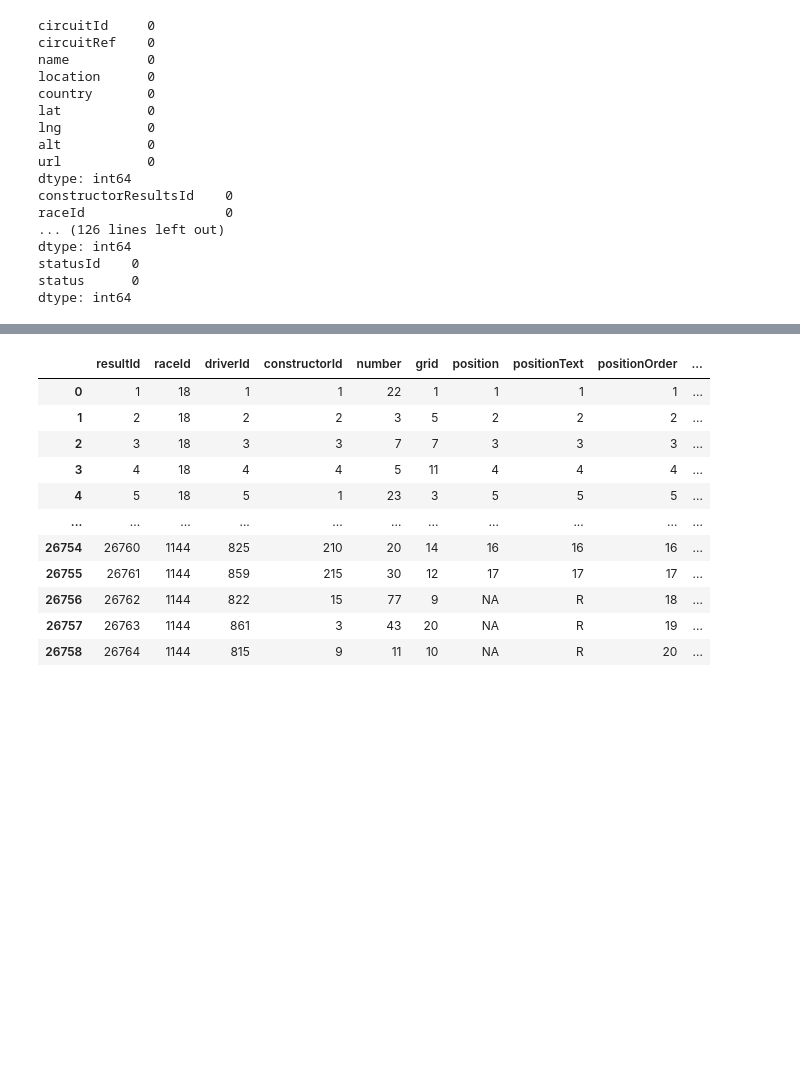
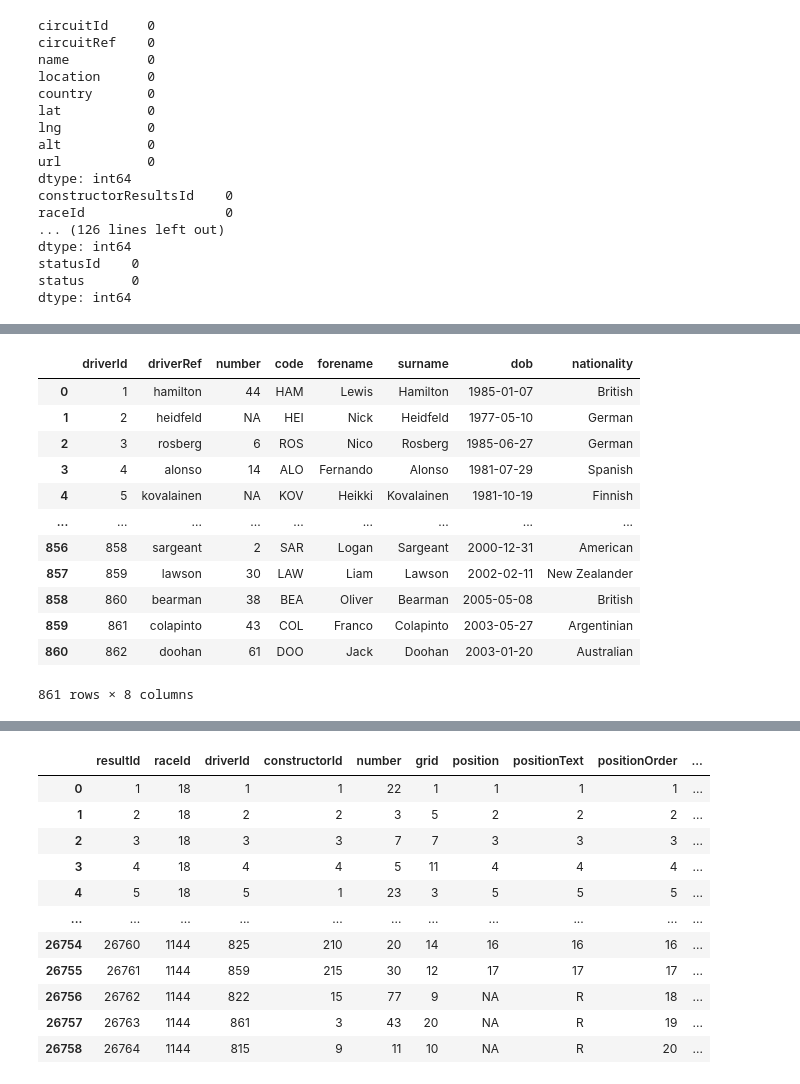
Before and after one commit to abhishekpadwal06/F1-Data-Analysis-Project, a Jupyter notebook: f1_data_cleaning.ipynb, the cells around one changed output, grey strips where cells are left out. Saved outputs shown, nothing was run; the diff lists cells and outputs as text; code cells hidden in the pictures; blank space fills up the shorter version.

```diff
--- a/f1_data_cleaning.ipynb
+++ b/f1_data_cleaning.ipynb
@@ -127,11 +204,26 @@ driver_standings_new = driver_standings.copy()
 # %%
 # 6. drivers.csv
 # Drop 'url' and replace '\N' with 'NA'
 
 
 drivers_new = drivers.copy()
 drivers_new['number'] = drivers_new['number'].replace('\\N', 'NA')
 drivers_new.drop(columns=['url'], inplace=True)
+clean_backslash_n(drivers_new)
+# %% [output]
+|  | driverId | driverRef | number | code | forename | surname | dob | nationality |
+| 0 | 1 | hamilton | 44 | HAM | Lewis | Hamilton | 1985-01-07 | British |
+| 1 | 2 | heidfeld | NA | HEI | Nick | Heidfeld | 1977-05-10 | German |
+| 2 | 3 | rosberg | 6 | ROS | Nico | Rosberg | 1985-06-27 | German |
+| 3 | 4 | alonso | 14 | ALO | Fernando | Alonso | 1981-07-29 | Spanish |
+| 4 | 5 | kovalainen | NA | KOV | Heikki | Kovalainen | 1981-10-19 | Finnish |
+| ... | ... | ... | ... | ... | ... | ... | ... | ... |
+| 856 | 858 | sargeant | 2 | SAR | Logan | Sargeant | 2000-12-31 | American |
+| 857 | 859 | lawson | 30 | LAW | Liam | Lawson | 2002-02-11 | New Zealander |
+| 858 | 860 | bearman | 38 | BEA | Oliver | Bearman | 2005-05-08 | British |
+| 859 | 861 | colapinto | 43 | COL | Franco | Colapinto | 2003-05-27 | Argentinian |
+| 860 | 862 | doohan | 61 | DOO | Jack | Doohan | 2003-01-20 | Australian |
+861 rows × 8 columns
 # %%
 # 7. lap_times.csv
 # Nothing to change here!
```
Also changed, not shown: parts of 14 cells of this notebook, 4 other files.
